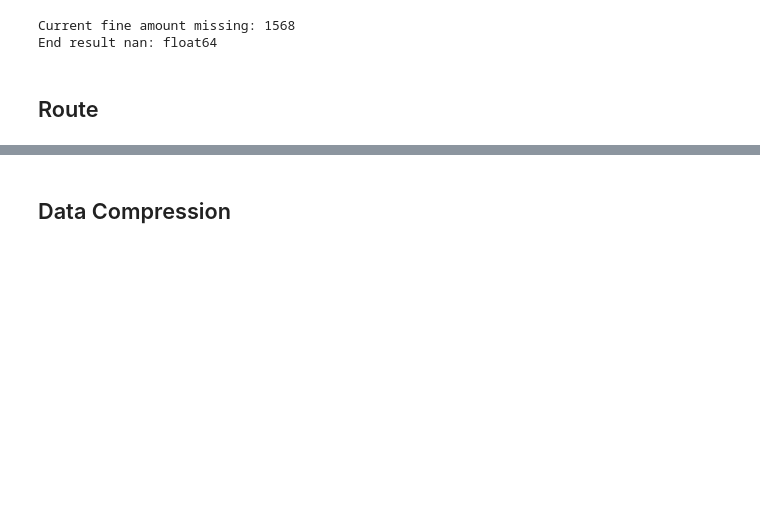
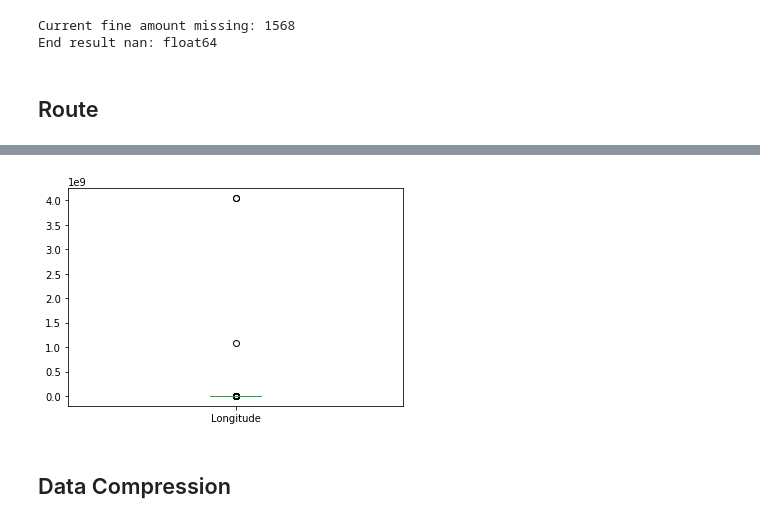
Before and after one commit to jachen36/2018_la_parking_citation, a Jupyter notebook: cleaning.ipynb, the cells around one changed output, grey strips where cells are left out. Cells and saved outputs as stored; diff of their text form; code cells hidden in the pictures; blank space fills up the shorter version.

```diff
--- a/cleaning.ipynb
+++ b/cleaning.ipynb
@@ -1228,3 +1437,8 @@ df['Route'].unique().size
+# %%
+df.loc[df['Longitude'] != 99999, 'Longitude'].plot.box()
+plt.show()
+# %% [output]
+[figure, added]
 # %% [markdown]
 ## Data Compression
 # %%
```
Also changed, not shown: parts of 35 cells of this notebook, 3 other files.
